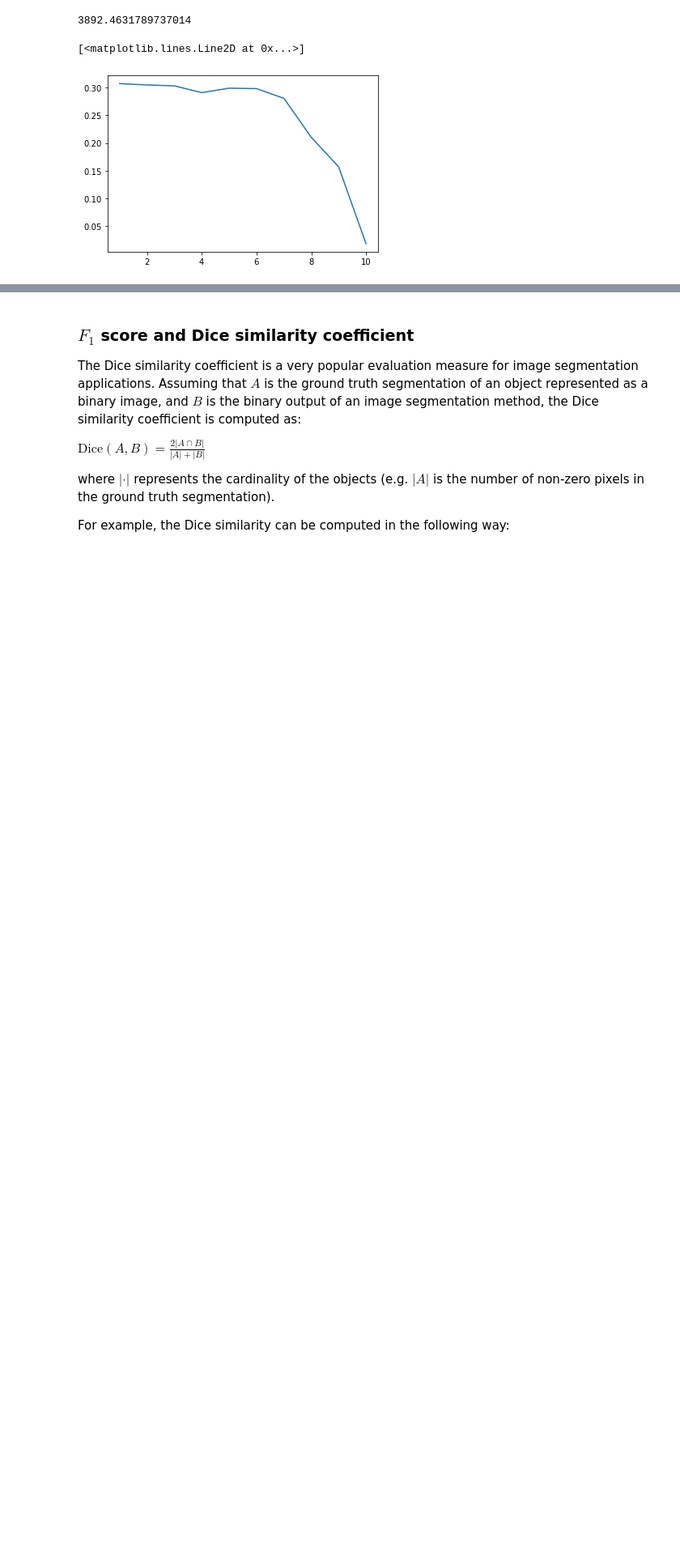
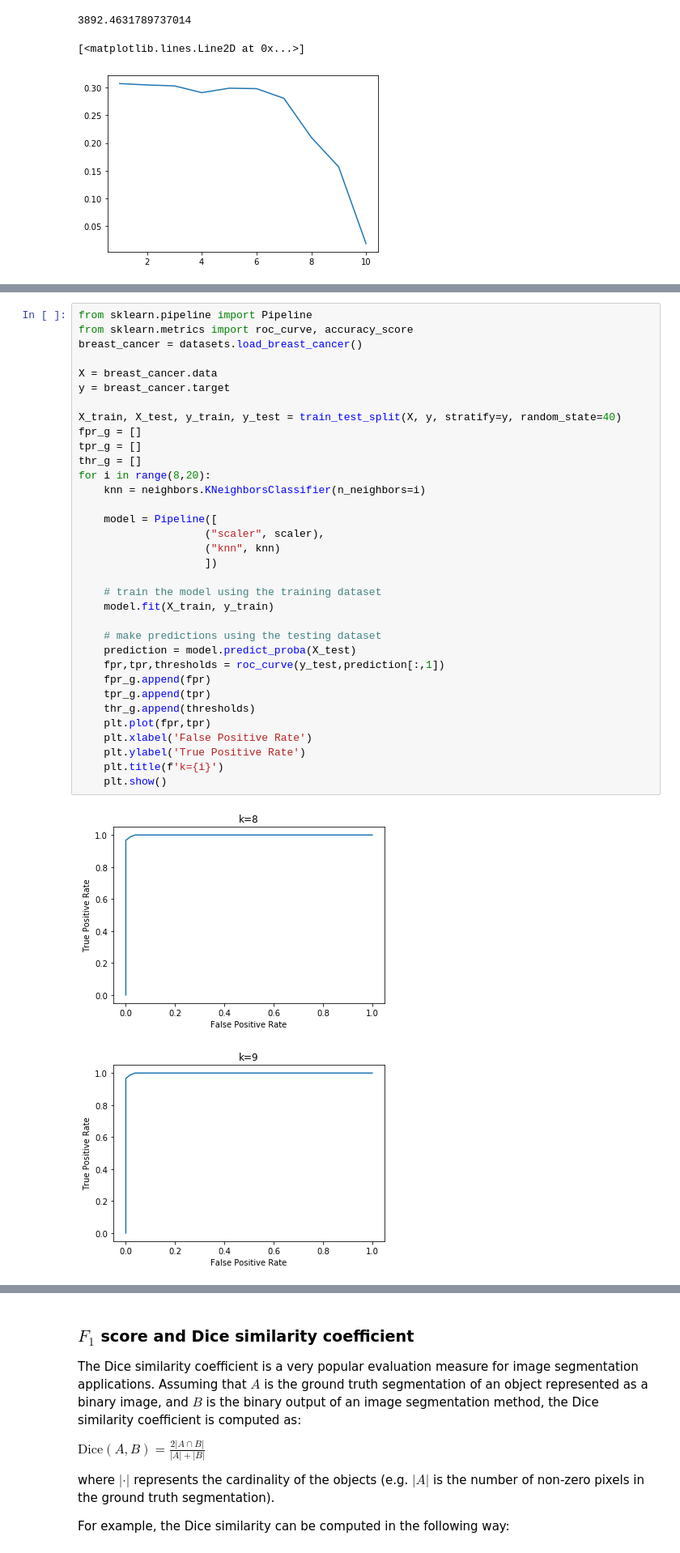
Before and after one commit to max-de-rooij/8dm50-machine-learning, a Jupyter notebook: practicals/week_2.ipynb, the cells around one changed output, grey strips where cells are left out. Shown at 81% size. Saved outputs shown, nothing was run; the diff lists cells and outputs as text; blank space fills up the shorter version.

```diff
--- a/practicals/week_2.ipynb
+++ b/practicals/week_2.ipynb
@@ -208,0 +223,37 @@ A common method to evaluate binary classifiers is the receiver operating charact
+# %%
+from sklearn.pipeline import Pipeline
+from sklearn.metrics import roc_curve, accuracy_score
+breast_cancer = datasets.load_breast_cancer()
+
+X = breast_cancer.data
+y = breast_cancer.target
+
+X_train, X_test, y_train, y_test = train_test_split(X, y, stratify=y, random_state=40)
+fpr_g = []
+tpr_g = []
+thr_g = []
+for i in range(8,20):
+    knn = neighbors.KNeighborsClassifier(n_neighbors=i)
+
+    model = Pipeline([
+                    ("scaler", scaler),
+                    ("knn", knn)
+                    ])
+
+    # train the model using the training dataset
+    model.fit(X_train, y_train)
+
+    # make predictions using the testing dataset
+    prediction = model.predict_proba(X_test)
+    fpr,tpr,thresholds = roc_curve(y_test,prediction[:,1])
+    fpr_g.append(fpr)
+    tpr_g.append(tpr)
+    thr_g.append(thresholds)
+    plt.plot(fpr,tpr)
+    plt.xlabel('False Positive Rate')
+    plt.ylabel('True Positive Rate')
+    plt.title(f'k={i}')
+    plt.show()
+# %% [output]
+[figure, added]
+[figure, added]
```
Also changed, not shown: parts of 5 cells of this notebook.
